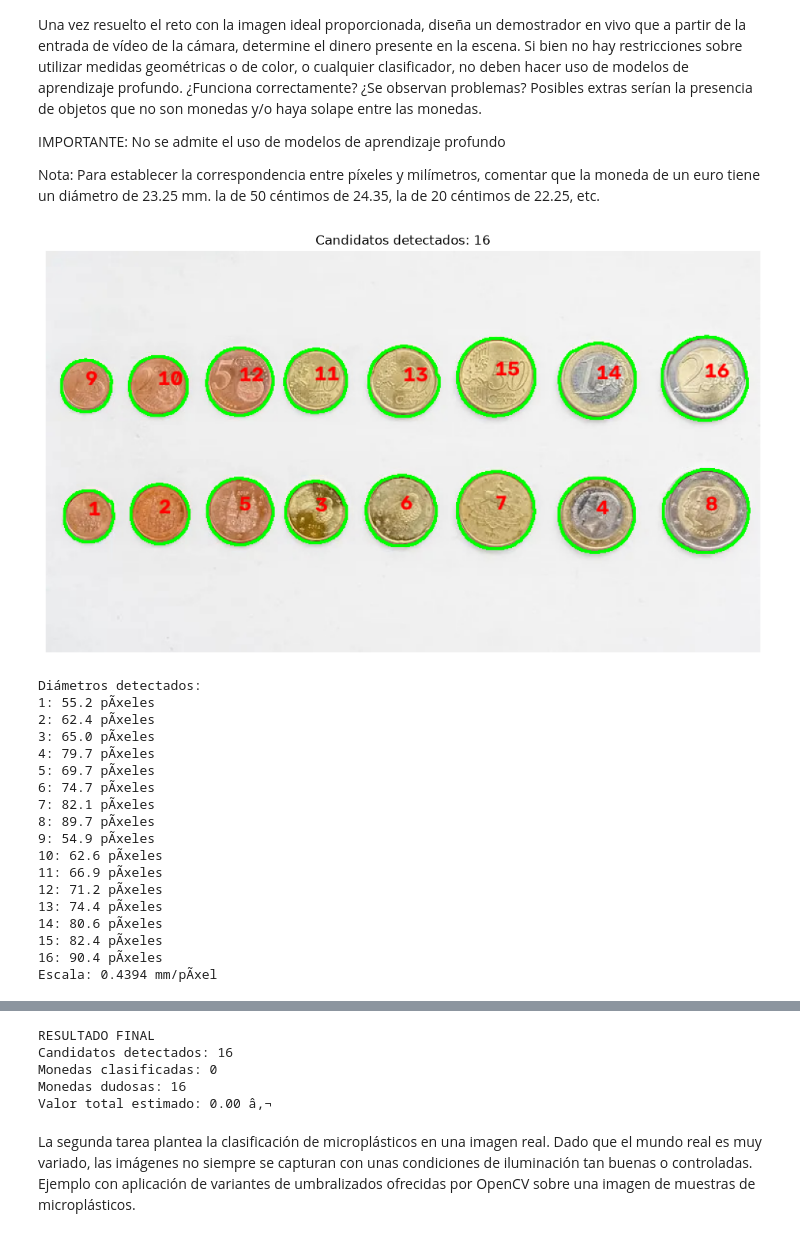
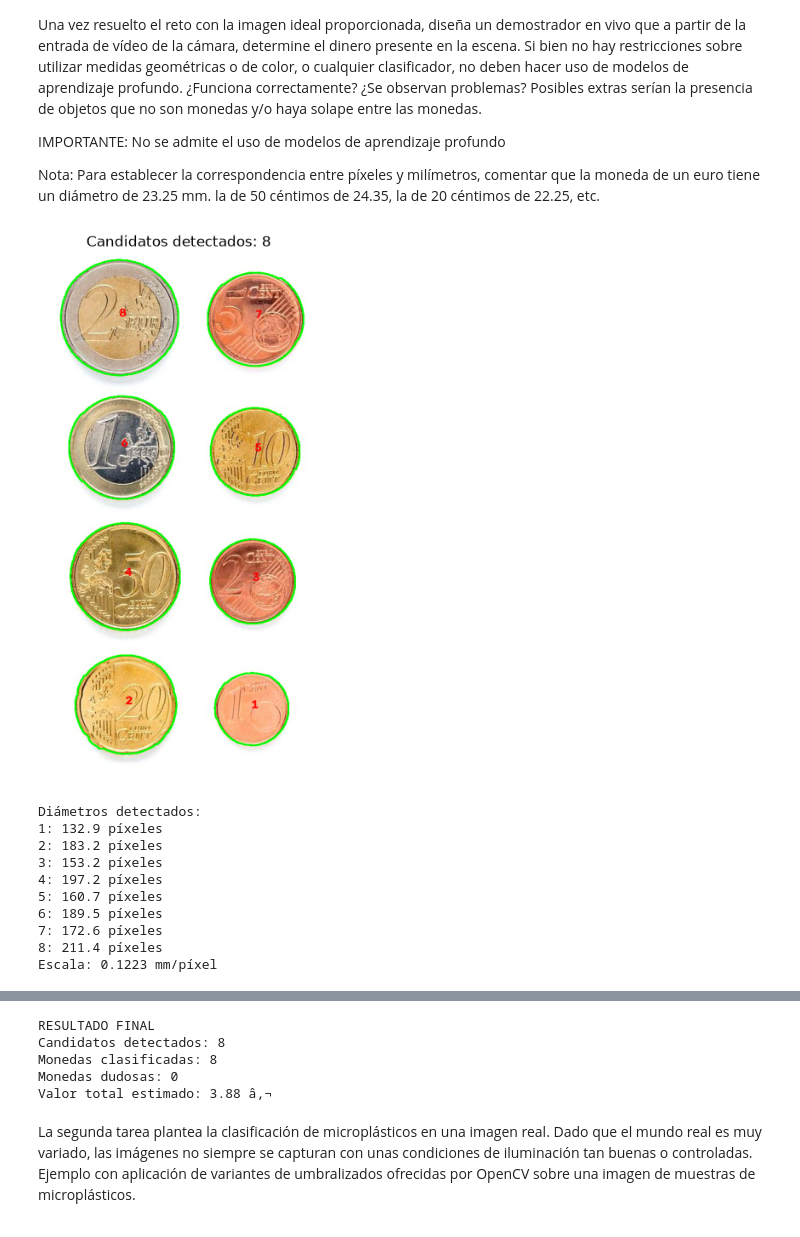
Before and after one commit to Putrici0/VC_P3, a Jupyter notebook: VC_P3.ipynb, the cells around one changed output, grey strips where cells are left out. Drawn from its saved outputs; the diff is of its cells as text; code cells hidden in the pictures.

```diff
--- a/VC_P3.ipynb
+++ b/VC_P3.ipynb
@@ -241,7 +241,7 @@ Nota: Para establecer la correspondencia entre píxeles y milímetros, comentar
 # %%
 # 1. Carga y preprocesamiento de la imagen.
 
-img = cv2.imread("imagenes/monedas/money.jpg")
+img = cv2.imread("imagenes/monedas/Monedas.jpg")
 gris = cv2.cvtColor(img, cv2.COLOR_BGR2GRAY)
 suave = cv2.GaussianBlur(gris, (5, 5), 0)
 
@@ -439,49 +439,41 @@ for c in candidatos:
     if valor_probable is not None and error_minimo <= tolerancia_mm:
         total += valor_probable
         clasificadas += 1
         color = (0, 200, 0)
         etiqueta = f"{valor_probable:.2f} EUR"
 
     else:
         dudosas += 1
         color = (0, 165, 255)
         etiqueta = "Dudosa"
 
     # Se dibuja el contorno y se muestra el resultado.
     cv2.drawContours(vista_final, [c["contorno"]], -1, color, 2)
 
     cv2.putText(vista_final, etiqueta, (c["x"] - 35, c["y"]), font, 0.5, color, 2)
 
 # 6. Visualización final y resultado.
 
 plt.figure(figsize=(12, 9))
 plt.imshow(cv2.cvtColor(vista_final, cv2.COLOR_BGR2RGB))
 plt.title("Clasificación de monedas por color y diámetro")
 plt.axis("off")
 plt.show()
 
 print("\nRESULTADO FINAL")
 print(f"Candidatos detectados: {len(candidatos)}")
 print(f"Monedas clasificadas: {clasificadas}")
 print(f"Monedas dudosas: {dudosas}")
 print(f"Valor total estimado: {total:.2f} â‚¬")
 # %% [output]
-[figure, old version]
+[figure, new version]
 Diámetros detectados:
-1: 55.2 pÃ­xeles
-2: 62.4 pÃ­xeles
-3: 65.0 pÃ­xeles
-4: 79.7 pÃ­xeles
-5: 69.7 pÃ­xeles
-6: 74.7 pÃ­xeles
-7: 82.1 pÃ­xeles
-8: 89.7 pÃ­xeles
-9: 54.9 pÃ­xeles
-10: 62.6 pÃ­xeles
-11: 66.9 pÃ­xeles
-12: 71.2 pÃ­xeles
-13: 74.4 pÃ­xeles
-14: 80.6 pÃ­xeles
-15: 82.4 pÃ­xeles
-16: 90.4 pÃ­xeles
-Escala: 0.4394 mm/pÃ­xel
+1: 132.9 píxeles
+2: 183.2 píxeles
+3: 153.2 píxeles
+4: 197.2 píxeles
+5: 160.7 píxeles
+6: 189.5 píxeles
+7: 172.6 píxeles
+8: 211.4 píxeles
+Escala: 0.1223 mm/píxel
@@ -489,8 +481,8 @@ Escala: 0.4394 mm/pÃ­xel
 RESULTADO FINAL
-Candidatos detectados: 16
-Monedas clasificadas: 0
-Monedas dudosas: 16
-Valor total estimado: 0.00 â‚¬
+Candidatos detectados: 8
+Monedas clasificadas: 8
+Monedas dudosas: 0
+Valor total estimado: 3.88 â‚¬
 # %%
 # Diámetros oficiales de las monedas de euro, en milímetros.
 diametros_euro = {
```
Also changed, not shown: parts of 1 cell of this notebook, 1 other file.
